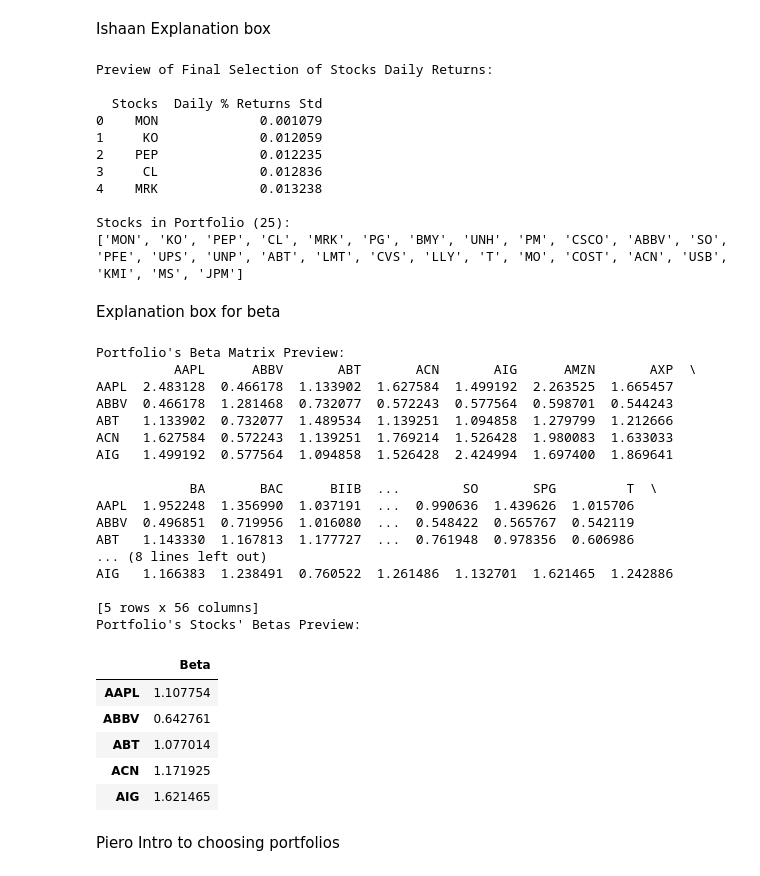
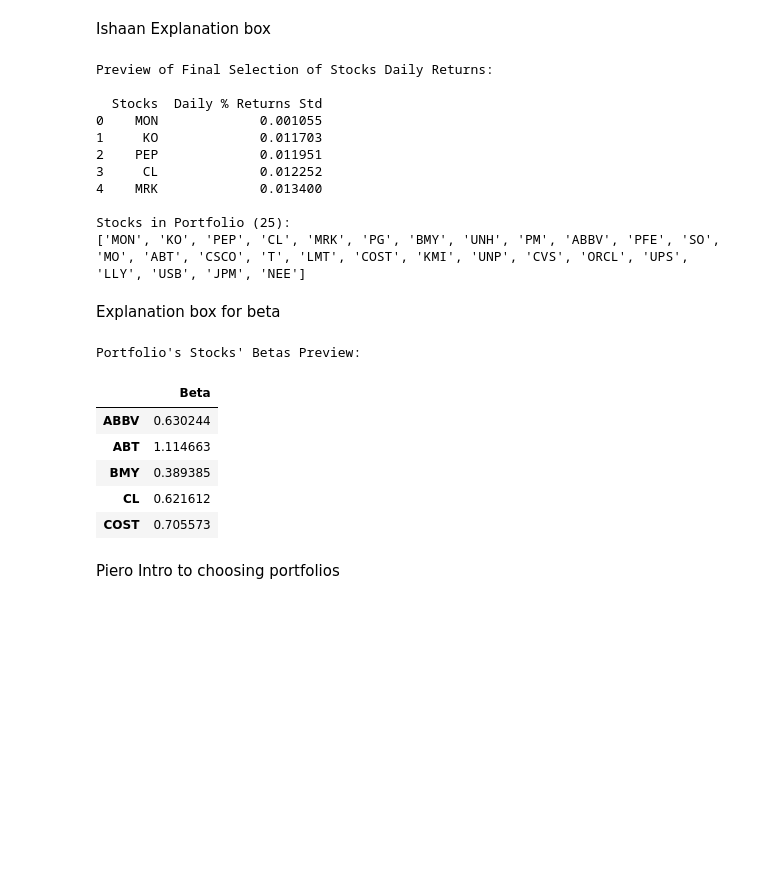
Before and after one commit to Pcamposeo/Robo-Advisor, a Jupyter notebook: Team_05_Assignment.ipynb, the cells around one changed output. Drawn from its saved outputs; the diff is of its cells as text; code cells hidden in the pictures; blank space fills up the shorter version.

```diff
--- a/Team_05_Assignment.ipynb
+++ b/Team_05_Assignment.ipynb
@@ -268,8 +257,8 @@ THE PROCESS:
 Sathun Explanation box
 # %%
 #For closing dict. Should be updated when code is used in the future.
-start = '2022-06-01'
-end = '2022-11-01'
+start = '2022-06-20'
+end = '2022-11-20'
 
 #Creates a DataFrame of closing prices from start_date to end_date for ticker_list
 def get_closing_df(ticker_list, start_date, end_date):
@@ -367,27 +356,23 @@ def lowest_volatile_stocks(pr_df):
 
 ticklist_final = sorted(lowest_volatile_stocks(tickers_returnDF))
 tickersReturn_final = tickers_returnDF[ticklist_final]
+tickersPrice_final = tickers_closeDF[ticklist_final]
 # %% [output]
 Preview of Final Selection of Stocks Daily Returns:
 
   Stocks  Daily % Returns Std
-0    MON             0.001079
-1     KO             0.012059
-2    PEP             0.012235
-3     CL             0.012836
-4    MRK             0.013238
+0    MON             0.001055
+1     KO             0.011703
+2    PEP             0.011951
+3     CL             0.012252
+4    MRK             0.013400
 
 Stocks in Portfolio (25):
-['MON', 'KO', 'PEP', 'CL', 'MRK', 'PG', 'BMY', 'UNH', 'PM', 'CSCO', 'ABBV', 'SO', 'PFE', 'UPS', 'UNP', 'ABT', 'LMT', 'CVS', 'LLY', 'T', 'MO', 'COST', 'ACN', 'USB', 'KMI', 'MS', 'JPM']
+['MON', 'KO', 'PEP', 'CL', 'MRK', 'PG', 'BMY', 'UNH', 'PM', 'ABBV', 'PFE', 'SO', 'MO', 'ABT', 'CSCO', 'T', 'LMT', 'COST', 'KMI', 'UNP', 'CVS', 'ORCL', 'UPS', 'LLY', 'USB', 'JPM', 'NEE']
 # %% [markdown]
 Explanation box for beta
 # %%
-#Ishaan
-#For beta Calculations
-
-#For gathering data for the NYA stock within our designated time period
-start = '2022-06-01'
-end = '2022-11-01'
+ref_market = "^NYA" #NYSE is what will be taking beta compared to
 
 #Consumes a DataFrame of the percent returns of stocks and a stock to represent the "market". It then returns the beta of each stock in the DataFrame
 #compared to the "market" inputted. The "market" stock must be a string of how the ticker appears in yfinance.
@@ -395,57 +380,43 @@ def portfolio_beta(pr_df, market_stock):
 
     # Creates a dataframe of the percent returns of the stock representing the market
     market = yf.Ticker(market_stock)
     market_close = market.history(start=start, end = end, interval = "1d")['Close']
     market_pr = market_close.pct_change()
     market_pr_df = pd.DataFrame({market_stock: market_pr})
 
     # Merges pr_df and the market_pr_df together and drops the first row which is NaN values because there is no percent return for the first
     #data point
     beta_data = pr_df.merge(market_pr_df, left_index = True, right_index= True)
     beta_data.drop(index=beta_data.index[0], inplace = True)
 
     #Calculates the variance of the stock representing the market
     MarketVar = market_pr_df[market_stock].var()
     #Creates the beta matrix of the merged DataFrame
     Beta_matrix = beta_data.cov()/MarketVar
 
     #Prints Beta Matrix
-    print("Portfolio's Beta Matrix Preview:")
-    print(Beta_matrix.head())
+    #print("Portfolio's Beta Matrix Preview:")
+    #print(Beta_matrix.head())
 
     #DataFrame of the Betas of each stock
     portfolio_stock_beta = pd.DataFrame({"Beta": Beta_matrix.iloc[:, (len(Beta_matrix) - 2)],})
+    portfolio_stock_beta.drop(market_stock, inplace = True)
 
-    return portfolio_stock_beta
+    return(portfolio_stock_beta)
 
-portfolio_betas = portfolio_beta(tickers_returnDF, "^NYA")
+portfolio_betas = portfolio_beta(tickersReturn_final, ref_market)
+beta_list = portfolio_betas['Beta'].values.tolist()
 
 #Prints the Beta of each stock
 print("Portfolio's Stocks' Betas Preview:")
 portfolio_betas.head()
 # %% [output]
-Portfolio's Beta Matrix Preview:
-          AAPL      ABBV       ABT       ACN       AIG      AMZN       AXP  \
-AAPL  2.483128  0.466178  1.133902  1.627584  1.499192  2.263525  1.665457
-ABBV  0.466178  1.281468  0.732077  0.572243  0.577564  0.598701  0.544243
-ABT   1.133902  0.732077  1.489534  1.139251  1.094858  1.279799  1.212666
-ACN   1.627584  0.572243  1.139251  1.769214  1.526428  1.980083  1.633033
-AIG   1.499192  0.577564  1.094858  1.526428  2.424994  1.697400  1.869641
-
-            BA       BAC      BIIB  ...        SO       SPG         T  \
-AAPL  1.952248  1.356990  1.037191  ...  0.990636  1.439626  1.015706
-ABBV  0.496851  0.719956  1.016080  ...  0.548422  0.565767  0.542119
-ABT   1.143330  1.167813  1.177727  ...  0.761948  0.978356  0.606986
-... (8 lines left out)
-AIG   1.166383  1.238491  0.760522  1.261486  1.132701  1.621465  1.242886
-
-[5 rows x 56 columns]
 Portfolio's Stocks' Betas Preview:
 |  | Beta |
-| AAPL | 1.107754 |
-| ABBV | 0.642761 |
-| ABT | 1.077014 |
-| ACN | 1.171925 |
-| AIG | 1.621465 |
+| ABBV | 0.630244 |
+| ABT | 1.114663 |
+| BMY | 0.389385 |
+| CL | 0.621612 |
+| COST | 0.705573 |
 # %% [markdown]
 Piero Intro to choosing portfolios
```
Also changed, not shown: parts of 9 cells of this notebook.
